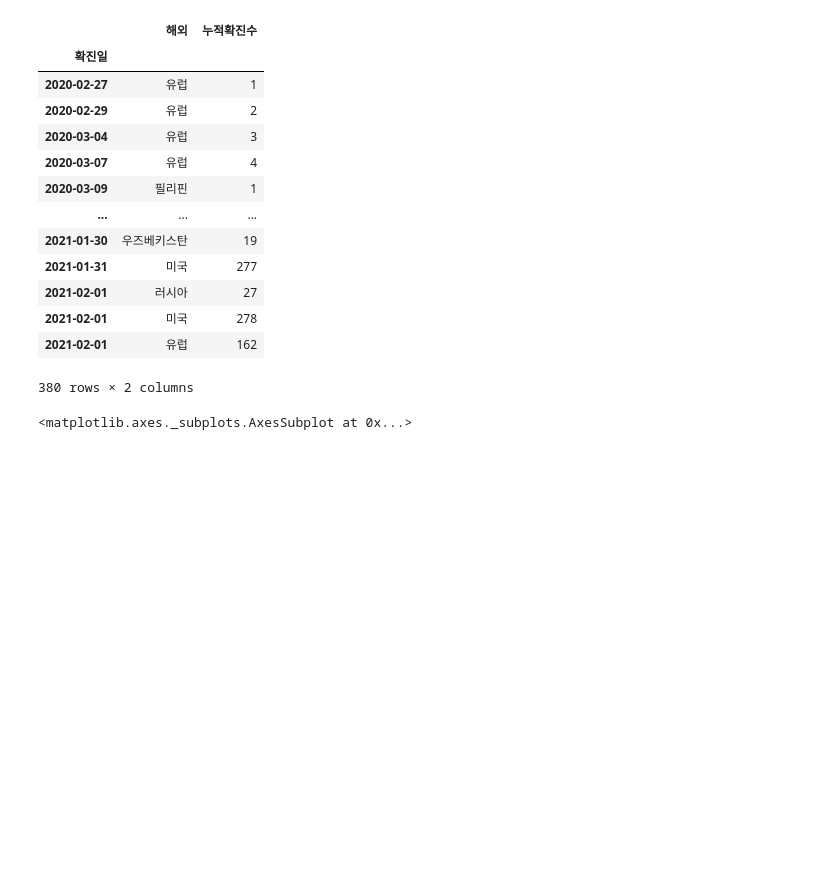
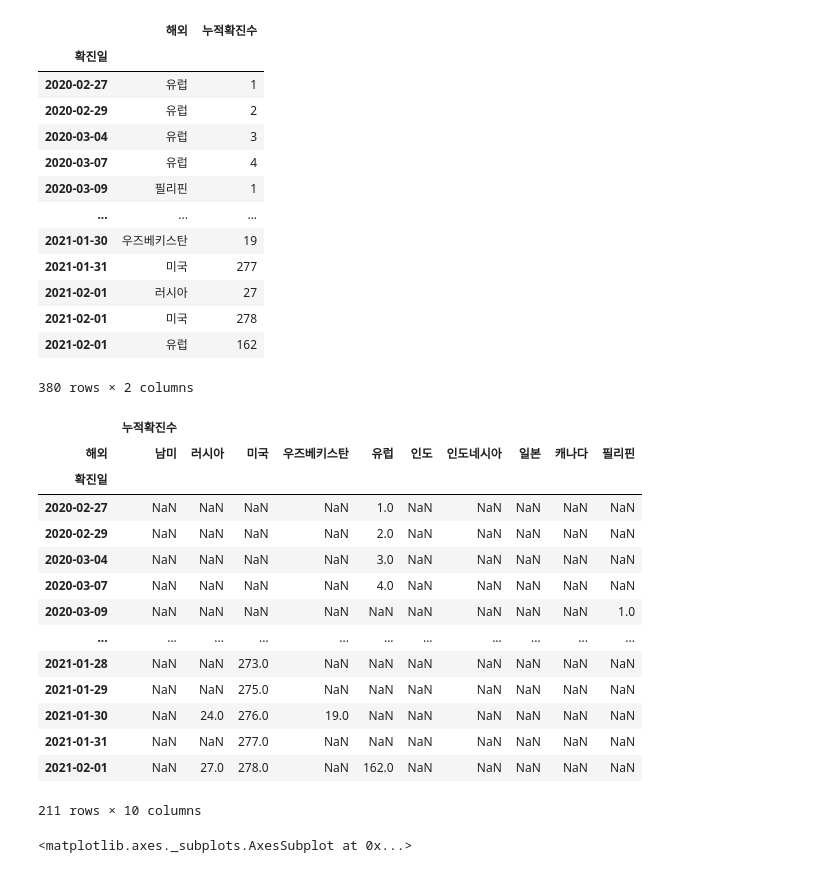
Before and after one commit to dhleegarret/data_analysis, a Jupyter notebook: todaycode/seoul_covid19_EDA_2021_02_01.ipynb, the cells around one changed output. Cells and saved outputs as stored; diff of their text form; code cells hidden in the pictures; blank space fills up the shorter version.

```diff
--- a/todaycode/seoul_covid19_EDA_2021_02_01.ipynb
+++ b/todaycode/seoul_covid19_EDA_2021_02_01.ipynb
@@ -1295,15 +1294,15 @@ plt.grid(True)
 # %% [markdown]
 여행력을 가진 누적 확진자수가 가장 많은 상위 10개 국가를 확진일 별로 pivot table을 생성합니다. 여행력을 가진 누적 확진자수가 가장 많은 상위 10개 국가는 미국, 유럽, 남미, 필리핀 순입니다.
 # %%
-df_day_oversea_top_10 = df_day_oversea.groupby("해외")["누적확진수"].max().sort_values(ascending=False)[:10]
+df_day_oversea_top_10 = df_day_oversea_cumsum.groupby("해외")["누적확진수"].max().sort_values(ascending=False)[:10]
 df_day_oversea_top_10 = df_day_oversea_top_10.index
 df_day_oversea_top_10
 # %% [output]
 Index(['미국', '유럽', '남미', '필리핀', '러시아', '일본', '인도네시아', '우즈베키스탄', '인도', '캐나다'], dtype='object', name='해외')
 # %%
-df_day_oversea = df_day_oversea[df_day_oversea["해외"].isin(df_day_oversea_top_10)]
-df_day_oversea = df_day_oversea.set_index("확진일")
-df_day_oversea
+df_day_oversea_cumsum = df_day_oversea_cumsum[df_day_oversea_cumsum["해외"].isin(df_day_oversea_top_10)]
+df_day_oversea_cumsum = df_day_oversea_cumsum.set_index("확진일")
+df_day_oversea_cumsum
 # %% [output]
 |  | 해외 | 누적확진수 |
 | 확진일 |  |  |
@@ -1319,4 +1318,22 @@ df_day_oversea
 | 2021-02-01 | 미국 | 278 |
 | 2021-02-01 | 유럽 | 162 |
 380 rows × 2 columns
+# %%
+df_day_oversea_cumsum.pivot(columns="해외")
+# %% [output]
+|  | 누적확진수 |  |  |  |  |  |  |  |  |  |
+| 해외 | 남미 | 러시아 | 미국 | 우즈베키스탄 | 유럽 | 인도 | 인도네시아 | 일본 | 캐나다 | 필리핀 |
+| 확진일 |  |  |  |  |  |  |  |  |  |  |
+| 2020-02-27 | NaN | NaN | NaN | NaN | 1.0 | NaN | NaN | NaN | NaN | NaN |
+| 2020-02-29 | NaN | NaN | NaN | NaN | 2.0 | NaN | NaN | NaN | NaN | NaN |
+| 2020-03-04 | NaN | NaN | NaN | NaN | 3.0 | NaN | NaN | NaN | NaN | NaN |
+| 2020-03-07 | NaN | NaN | NaN | NaN | 4.0 | NaN | NaN | NaN | NaN | NaN |
+| 2020-03-09 | NaN | NaN | NaN | NaN | NaN | NaN | NaN | NaN | NaN | 1.0 |
+| ... | ... | ... | ... | ... | ... | ... | ... | ... | ... | ... |
+| 2021-01-28 | NaN | NaN | 273.0 | NaN | NaN | NaN | NaN | NaN | NaN | NaN |
+| 2021-01-29 | NaN | NaN | 275.0 | NaN | NaN | NaN | NaN | NaN | NaN | NaN |
+| 2021-01-30 | NaN | 24.0 | 276.0 | 19.0 | NaN | NaN | NaN | NaN | NaN | NaN |
+| 2021-01-31 | NaN | NaN | 277.0 | NaN | NaN | NaN | NaN | NaN | NaN | NaN |
+| 2021-02-01 | NaN | 27.0 | 278.0 | NaN | 162.0 | NaN | NaN | NaN | NaN | NaN |
+211 rows × 10 columns
 # %%
```
Also changed, not shown: parts of 21 cells of this notebook.
